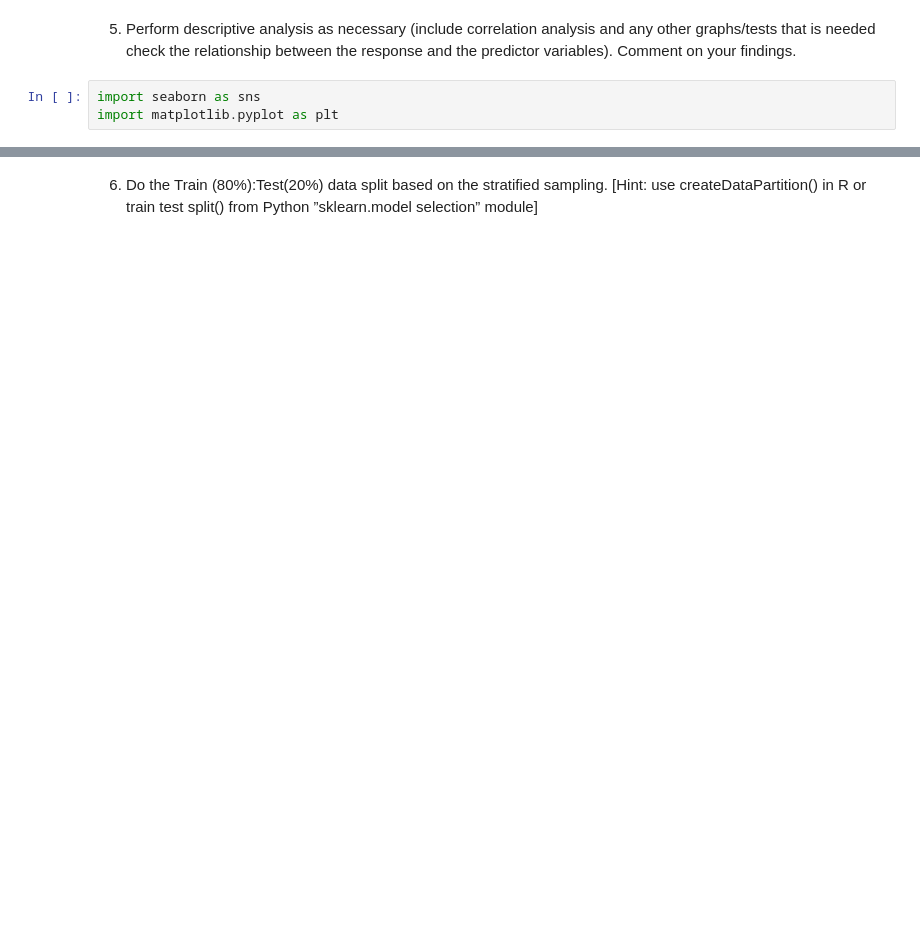
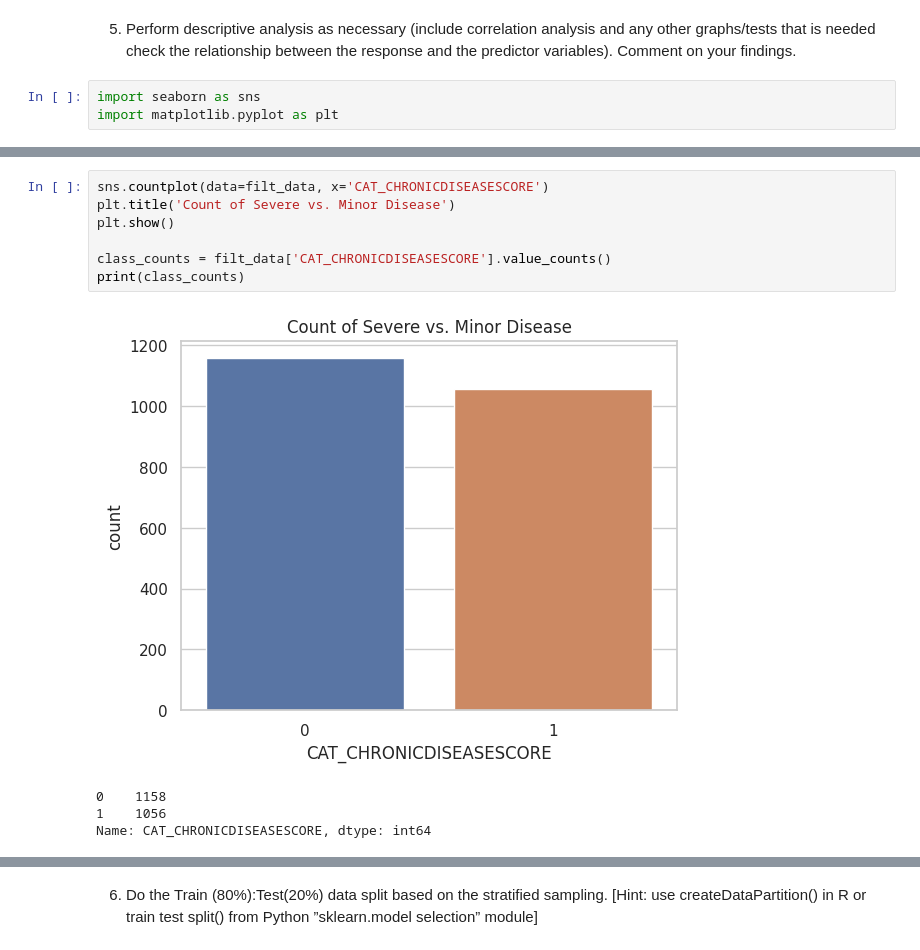
Before and after one commit to fantaxiah/MachineLearningFall23, a Jupyter notebook: MATH8334CaseStudy1.ipynb, the cells around one changed output, grey strips where cells are left out. Saved outputs shown, nothing was run; the diff lists cells and outputs as text; blank space fills up the shorter version.

```diff
--- a/MATH8334CaseStudy1.ipynb
+++ b/MATH8334CaseStudy1.ipynb
@@ -171,0 +223,12 @@ plt.show()
+# %%
+sns.countplot(data=filt_data, x='CAT_CHRONICDISEASESCORE')
+plt.title('Count of Severe vs. Minor Disease')
+plt.show()
+
+class_counts = filt_data['CAT_CHRONICDISEASESCORE'].value_counts()
+print(class_counts)
+# %% [output]
+[figure, added]
+0    1158
+1    1056
+Name: CAT_CHRONICDISEASESCORE, dtype: int64
```
Also changed, not shown: parts of 26 cells of this notebook.
